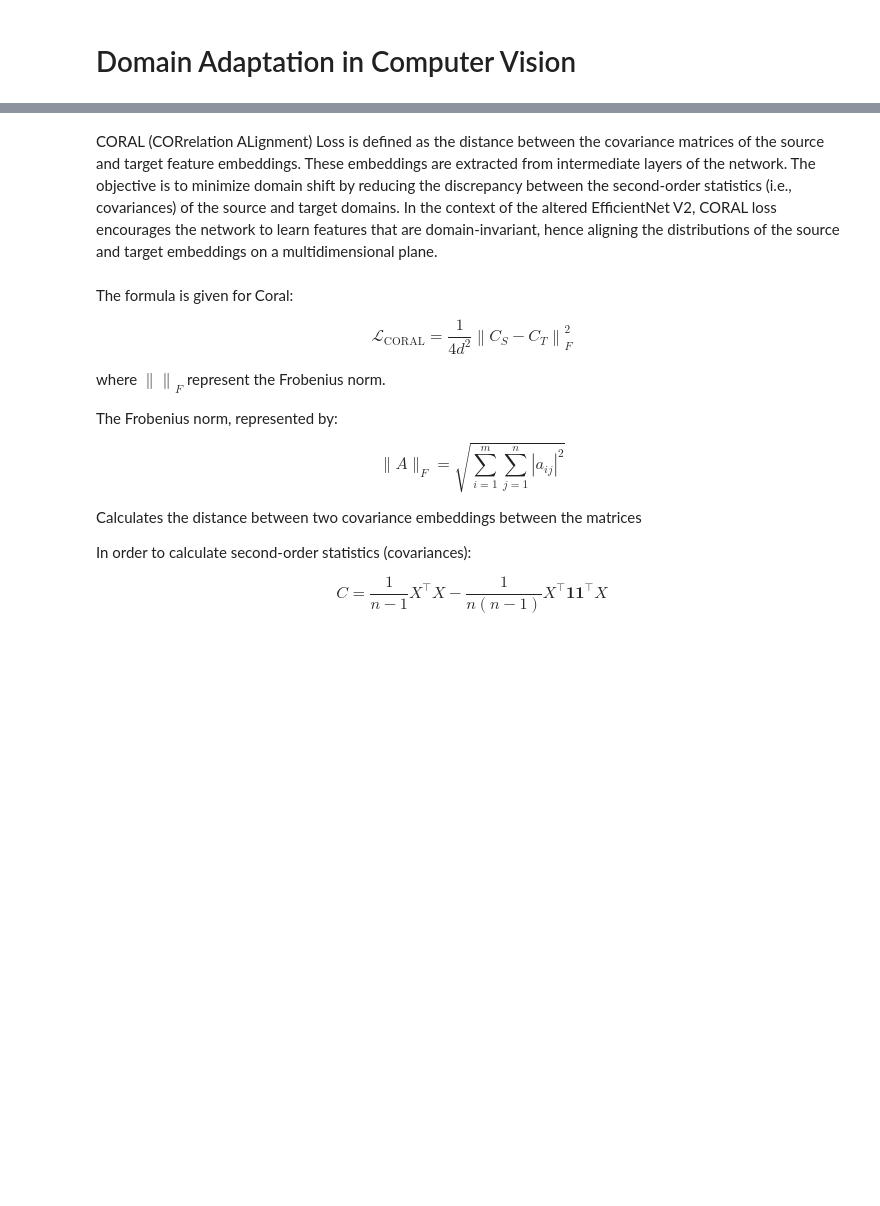
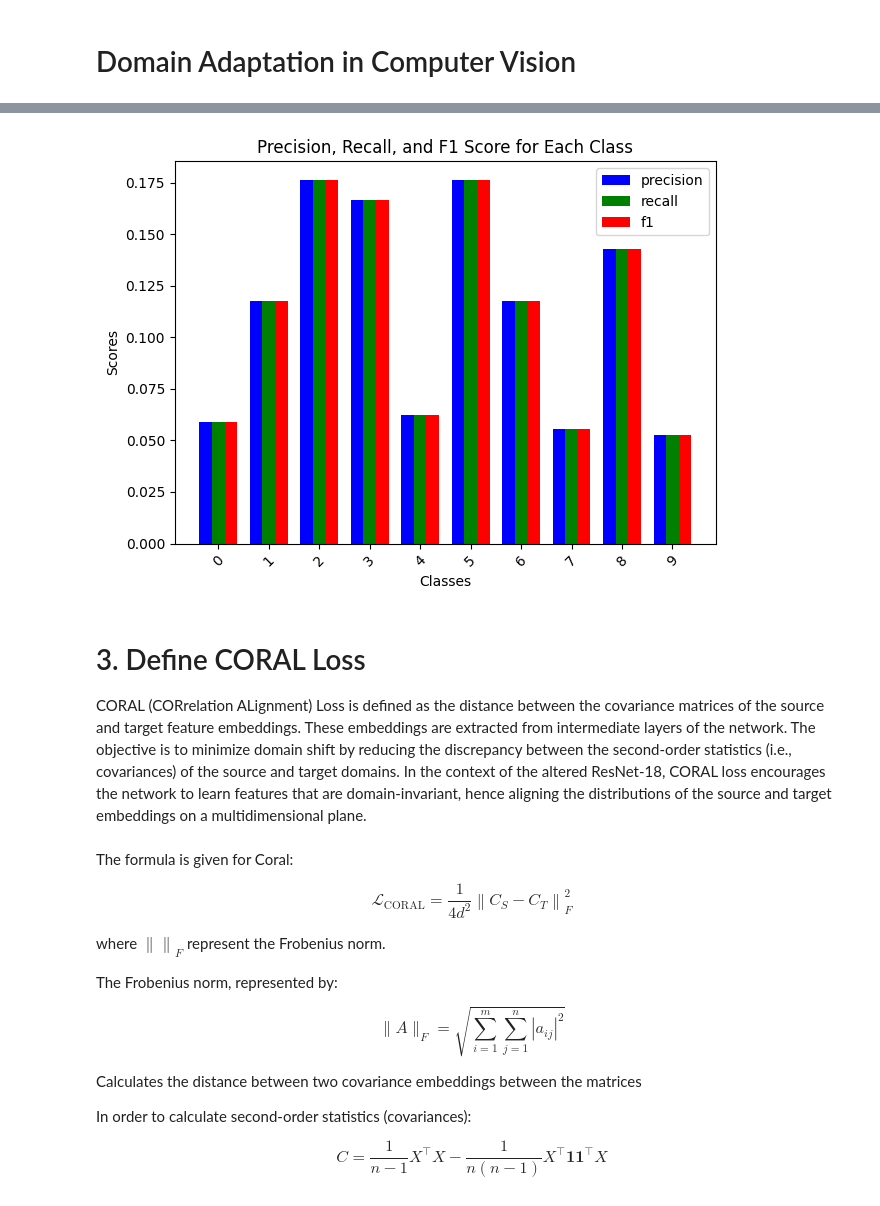
Before and after one commit to Aditya-2204/Domain-Adaptation-in-Computer-Vision, a Jupyter notebook: main.ipynb, the cells around one changed output, grey strips where cells are left out. Cells and saved outputs as stored; diff of their text form; code cells hidden in the pictures; blank space fills up the shorter version.

```diff
--- a/main.ipynb
+++ b/main.ipynb
@@ -193,0 +145,11 @@
+# %%
+import pandas as pd
+
+df=pd.DataFrame({
+    "precision":precision_per_class,
+    "recall":recall_per_class,
+    "f1":f1_per_class,
+    "categories":['back_pack','bike','bike_helmet','bookcase','bottle','calculator','desk_chair','desk_lamp','desktop_computer','file_cabinet']
+})
+# %%
+df.set_index("categories")
@@ -193,0 +169,27 @@
+# %%
+import matplotlib.pyplot as plt
+import numpy as np
+
+# Define the width of the bars
+bar_width = 0.25
+
+# Set the x locations for the groups
+x = np.arange(len(df.index))
+
+# Create bar plots
+plt.bar(x - bar_width, df['precision'], width=bar_width, label='precision', color='b')
+plt.bar(x, df['recall'], width=bar_width, label='recall', color='g')
+plt.bar(x + bar_width, df['f1'], width=bar_width, label='f1', color='r')
+
+# Adding labels and title
+plt.xlabel('Classes')
+plt.ylabel('Scores')
+plt.title('Precision, Recall, and F1 Score for Each Class')
+plt.xticks(x, df.index, rotation=45)
+plt.legend()
+
+# Show the plot
+plt.tight_layout()
+plt.show()
+# %% [output]
+[figure, added]
@@ -194,5 +198,7 @@
 # %% [markdown]
-CORAL (CORrelation ALignment) Loss is defined as the distance between the covariance matrices of the source and target feature embeddings. These embeddings are extracted from intermediate layers of the network. The objective is to minimize domain shift by reducing the discrepancy between the second-order statistics (i.e., covariances) of the source and target domains. In the context of the altered EfficientNet V2, CORAL loss encourages the network to learn features that are domain-invariant, hence aligning the distributions of the source and target embeddings on a multidimensional plane.
+# 3. Define CORAL Loss
+
+CORAL (CORrelation ALignment) Loss is defined as the distance between the covariance matrices of the source and target feature embeddings. These embeddings are extracted from intermediate layers of the network. The objective is to minimize domain shift by reducing the discrepancy between the second-order statistics (i.e., covariances) of the source and target domains. In the context of the altered ResNet-18, CORAL loss encourages the network to learn features that are domain-invariant, hence aligning the distributions of the source and target embeddings on a multidimensional plane.
 # %% [markdown]
 The formula is given for Coral:
 
```
Also changed, not shown: parts of 58 cells of this notebook.
